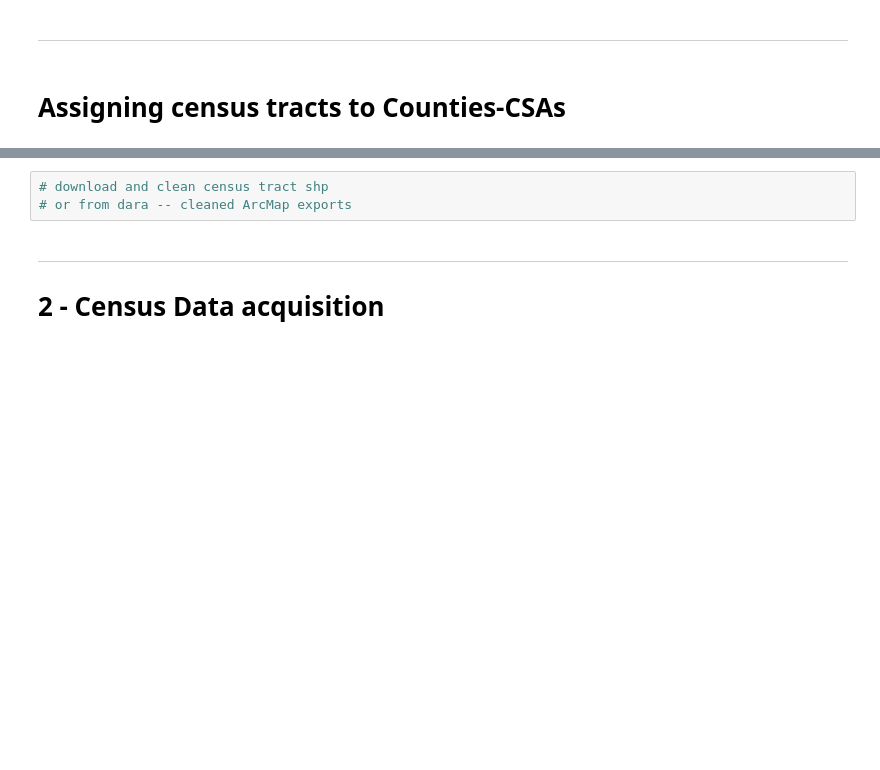
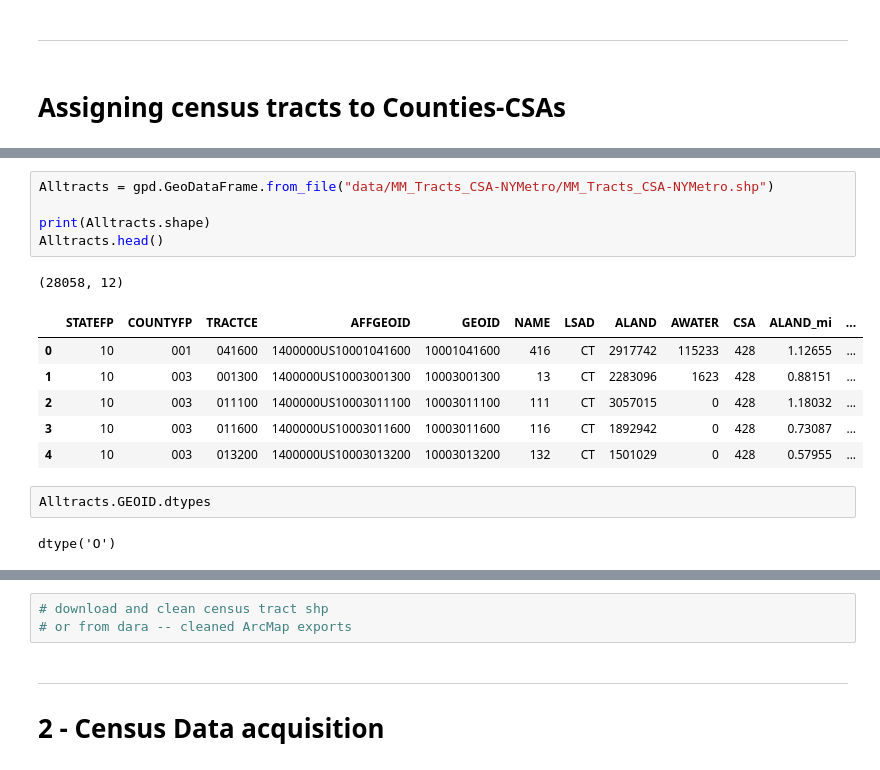
Before and after one commit to NYCPlanning/rp-USmetros_comparison, a Jupyter notebook: 0-US_Metro_Comparison_Geographies.ipynb, the cells around one changed output, grey strips where cells are left out. Drawn from its saved outputs; the diff is of its cells as text; blank space fills up the shorter version.

```diff
--- a/0-US_Metro_Comparison_Geographies.ipynb
+++ b/0-US_Metro_Comparison_Geographies.ipynb
@@ -542,3 +560,20 @@ tractsGeo.head(10)
 | 7 | 10003016301 | 428 | 10003 | 10 | 3 |
 | 8 | 10003980100 | 428 | 10003 | 10 | 3 |
 | 9 | 10001040700 | 428 | 10001 | 10 | 1 |
+# %%
+Alltracts = gpd.GeoDataFrame.from_file("data/MM_Tracts_CSA-NYMetro/MM_Tracts_CSA-NYMetro.shp")
+
+print(Alltracts.shape)
+Alltracts.head()
+# %% [output]
+(28058, 12)
+|  | STATEFP | COUNTYFP | TRACTCE | AFFGEOID | GEOID | NAME | LSAD | ALAND | AWATER | CSA | ALAND_mi | ... |
+| 0 | 10 | 001 | 041600 | 1400000US10001041600 | 10001041600 | 416 | CT | 2917742 | 115233 | 428 | 1.12655 | ... |
+| 1 | 10 | 003 | 001300 | 1400000US10003001300 | 10003001300 | 13 | CT | 2283096 | 1623 | 428 | 0.88151 | ... |
+| 2 | 10 | 003 | 011100 | 1400000US10003011100 | 10003011100 | 111 | CT | 3057015 | 0 | 428 | 1.18032 | ... |
+| 3 | 10 | 003 | 011600 | 1400000US10003011600 | 10003011600 | 116 | CT | 1892942 | 0 | 428 | 0.73087 | ... |
+| 4 | 10 | 003 | 013200 | 1400000US10003013200 | 10003013200 | 132 | CT | 1501029 | 0 | 428 | 0.57955 | ... |
+# %%
+Alltracts.GEOID.dtypes
+# %% [output]
+dtype('O')
```
Also changed, not shown: parts of 16 cells of this notebook, 43 other files.
